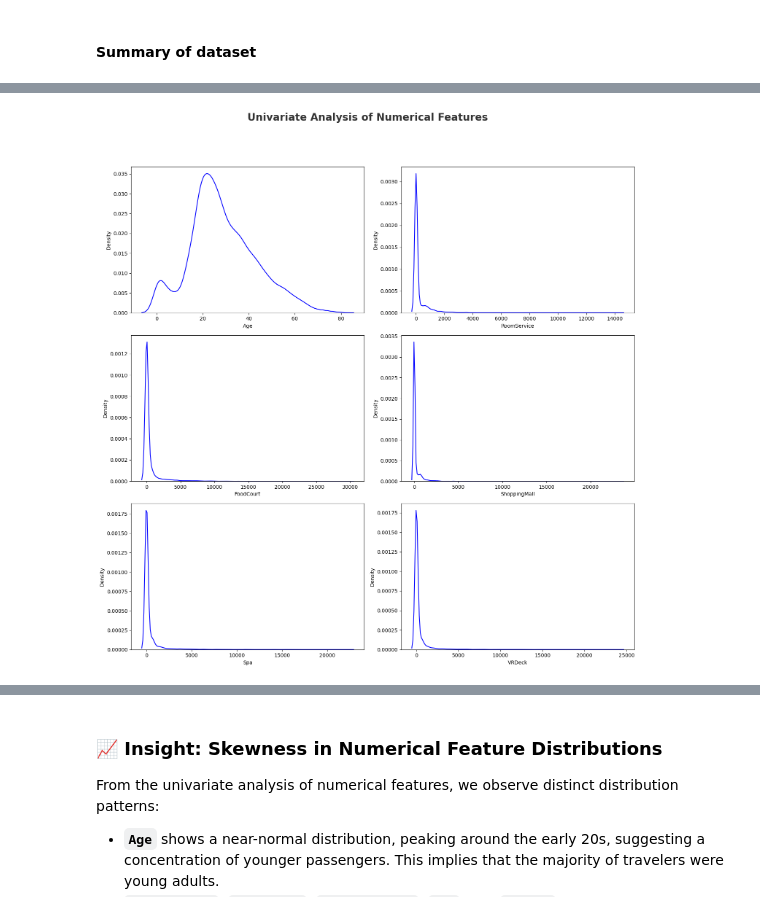
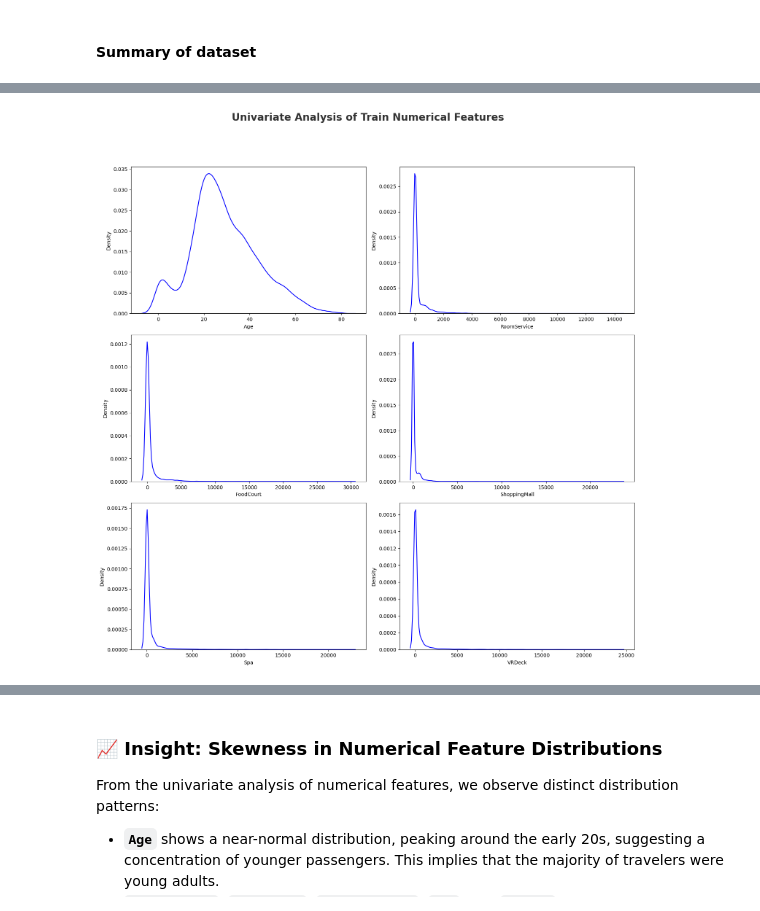
Before and after one commit to MD0210/mlops-spaceshiptitanic-project, a Jupyter notebook: notebook/1_EDA_spaceship_titanic.ipynb, the cells around one changed output, grey strips where cells are left out. Cells and saved outputs as stored; diff of their text form; code cells hidden in the pictures.

```diff
--- a/notebook/1_EDA_spaceship_titanic.ipynb
+++ b/notebook/1_EDA_spaceship_titanic.ipynb
@@ -163,11 +168,13 @@ memory usage: 1.4+ MB
 # %%
 # define numerical & categorical columns
-numeric_features = [feature for feature in df.columns if df[feature].dtype != 'O']
-categorical_features = [feature for feature in df.columns if df[feature].dtype == 'O']
+
+train_df['Transported'] = train_df['Transported'].astype('str')
+train_numeric_features = [feature for feature in train_df.columns if train_df[feature].dtype != 'O']
+train_categorical_features = [feature for feature in train_df.columns if train_df[feature].dtype == 'O']
 
 # print columns
-print('We have {} numerical features : {}'.format(len(numeric_features), numeric_features))
-print('\nWe have {} categorical features : {}'.format(len(categorical_features), categorical_features))
+print('We have {} numerical features : {}'.format(len(train_numeric_features), train_numeric_features))
+print('\nWe have {} categorical features : {}'.format(len(train_categorical_features), train_categorical_features))
 # %% [output]
 We have 6 numerical features : ['Age', 'RoomService', 'FoodCourt', 'ShoppingMall', 'Spa', 'VRDeck']
 
@@ -198,20 +240,20 @@ Name: proportion, dtype: float64
 # %%
-rows = math.ceil(len(numeric_features) / 2)
+rows = math.ceil(len(train_numeric_features) / 2)
 fig, axes = plt.subplots(rows, 2, figsize=(15, 5 * rows))
-fig.suptitle('Univariate Analysis of Numerical Features', fontsize=20, fontweight='bold', alpha=0.8, y=1.02)
+fig.suptitle('Univariate Analysis of Train Numerical Features', fontsize=20, fontweight='bold', alpha=0.8, y=1.02)
 
 # Flatten axes for easy indexing
 axes = axes.flatten()
 
-for i, feature in enumerate(numeric_features):
-    sns.kdeplot(x=df[feature], ax=axes[i], color='blue')
+for i, feature in enumerate(train_numeric_features):
+    sns.kdeplot(x=train_df[feature], ax=axes[i], color='blue')
     axes[i].set_xlabel(feature)
 
 # Hide unused subplots if any
 for j in range(i + 1, len(axes)):
     fig.delaxes(axes[j])
 
 plt.tight_layout(rect=[0, 0, 1, 0.96])
 plt.show()
 # %% [output]
-[figure, old version]
+[figure, new version]
```
Also changed, not shown: parts of 45 cells of this notebook.
